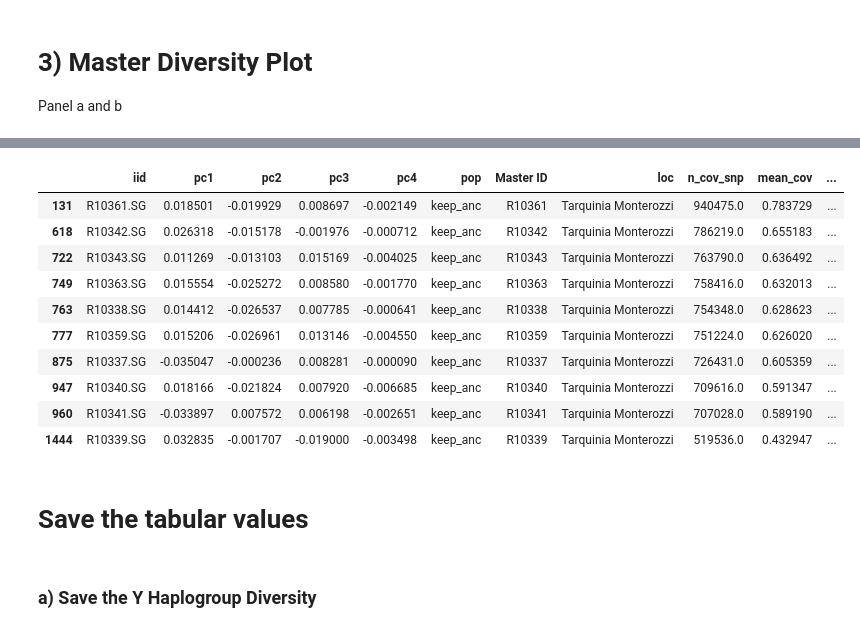
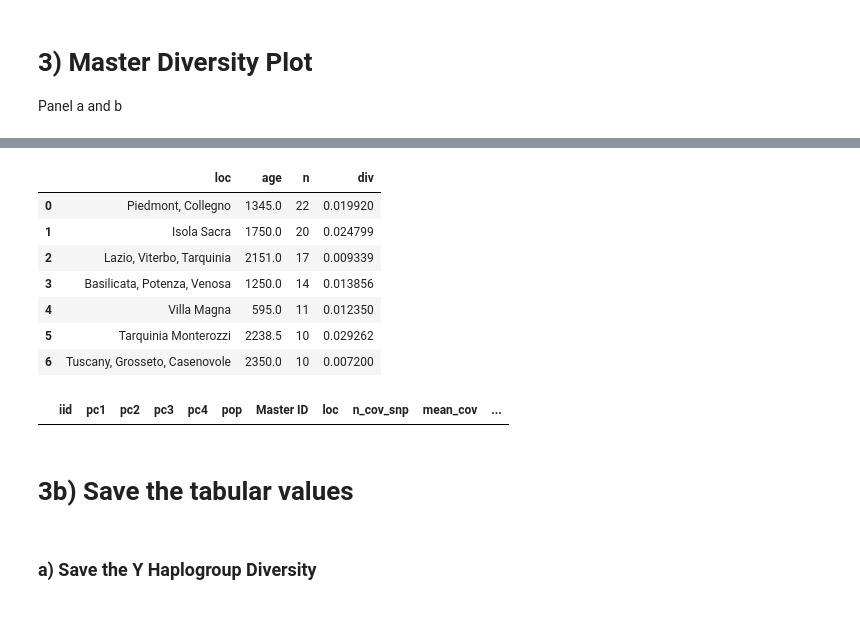
Before and after one commit to hringbauer/punic_aDNA, a Jupyter notebook: notebooks/figs/plot_y_div.ipynb, the cells around one changed output, grey strips where cells are left out. Drawn from its saved outputs; the diff is of its cells as text; code cells hidden in the pictures.

```diff
--- a/notebooks/figs/plot_y_div.ipynb
+++ b/notebooks/figs/plot_y_div.ipynb
@@ -793,19 +810,20 @@ df_pca_it.sort_values(by="div")
+# %%
+df_pca_it
+# %% [output]
+|  | loc | age | n | div |
+| 0 | Piedmont, Collegno | 1345.0 | 22 | 0.019920 |
+| 1 | Isola Sacra | 1750.0 | 20 | 0.024799 |
+| 2 | Lazio, Viterbo, Tarquinia | 2151.0 | 17 | 0.009339 |
+| 3 | Basilicata, Potenza, Venosa | 1250.0 | 14 | 0.013856 |
+| 4 | Villa Magna | 595.0 | 11 | 0.012350 |
+| 5 | Tarquinia Monterozzi | 2238.5 | 10 | 0.029262 |
+| 6 | Tuscany, Grosseto, Casenovole | 2350.0 | 10 | 0.007200 |
 # %%
-df[df["loc"]=="Tarquinia Monterozzi"]
+df[df["loc"]=="Sicily, Himera"]
 # %% [output]
 |  | iid | pc1 | pc2 | pc3 | pc4 | pop | Master ID | loc | n_cov_snp | mean_cov | ... |
-| 131 | R10361.SG | 0.018501 | -0.019929 | 0.008697 | -0.002149 | keep_anc | R10361 | Tarquinia Monterozzi | 940475.0 | 0.783729 | ... |
-| 618 | R10342.SG | 0.026318 | -0.015178 | -0.001976 | -0.000712 | keep_anc | R10342 | Tarquinia Monterozzi | 786219.0 | 0.655183 | ... |
-| 722 | R10343.SG | 0.011269 | -0.013103 | 0.015169 | -0.004025 | keep_anc | R10343 | Tarquinia Monterozzi | 763790.0 | 0.636492 | ... |
-| 749 | R10363.SG | 0.015554 | -0.025272 | 0.008580 | -0.001770 | keep_anc | R10363 | Tarquinia Monterozzi | 758416.0 | 0.632013 | ... |
-| 763 | R10338.SG | 0.014412 | -0.026537 | 0.007785 | -0.000641 | keep_anc | R10338 | Tarquinia Monterozzi | 754348.0 | 0.628623 | ... |
-| 777 | R10359.SG | 0.015206 | -0.026961 | 0.013146 | -0.004550 | keep_anc | R10359 | Tarquinia Monterozzi | 751224.0 | 0.626020 | ... |
-| 875 | R10337.SG | -0.035047 | -0.000236 | 0.008281 | -0.000090 | keep_anc | R10337 | Tarquinia Monterozzi | 726431.0 | 0.605359 | ... |
-| 947 | R10340.SG | 0.018166 | -0.021824 | 0.007920 | -0.006685 | keep_anc | R10340 | Tarquinia Monterozzi | 709616.0 | 0.591347 | ... |
-| 960 | R10341.SG | -0.033897 | 0.007572 | 0.006198 | -0.002651 | keep_anc | R10341 | Tarquinia Monterozzi | 707028.0 | 0.589190 | ... |
-| 1444 | R10339.SG | 0.032835 | -0.001707 | -0.019000 | -0.003498 | keep_anc | R10339 | Tarquinia Monterozzi | 519536.0 | 0.432947 | ... |
 # %% [markdown]
-# Save the tabular values
+# 3b) Save the tabular values
 # %% [markdown]
 ### a) Save the Y Haplogroup Diversity
 # %%
```
Also changed, not shown: parts of 8 cells of this notebook, 9 other files.
